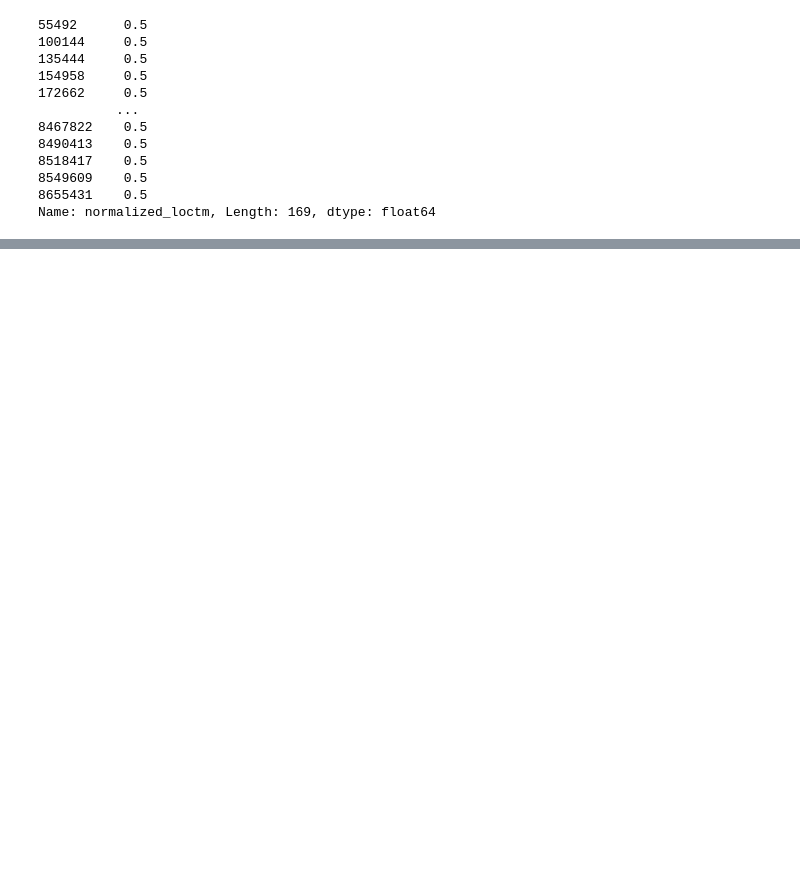
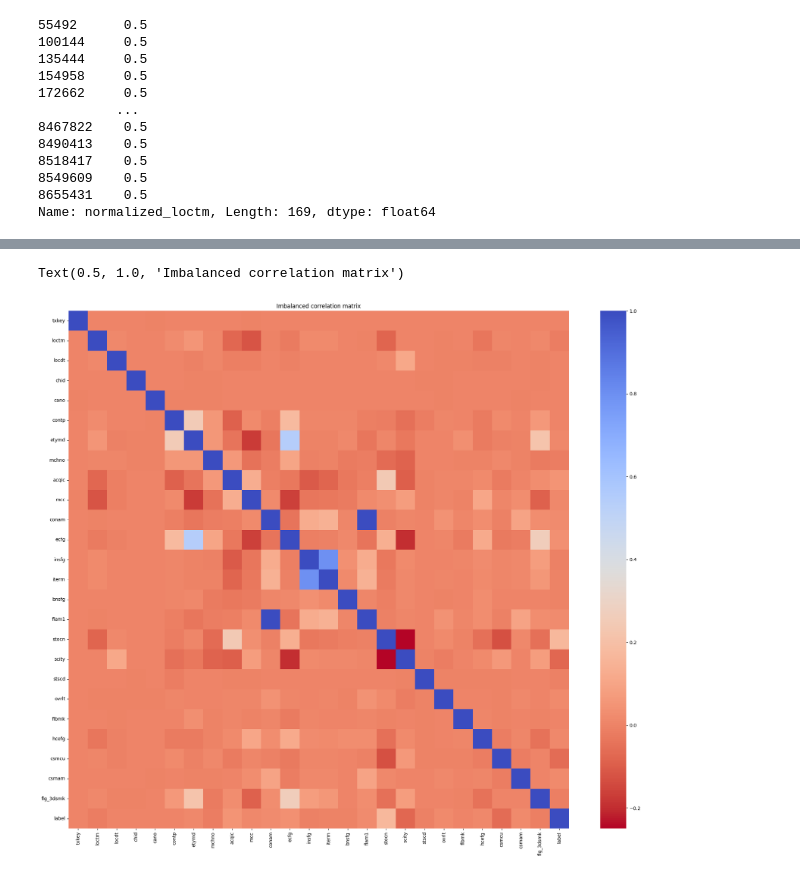
Before and after one commit to jackykang061233/ML, a Jupyter notebook: 信用卡冒用/baseline.ipynb, the cells around one changed output, grey strips where cells are left out. Saved outputs shown, nothing was run; the diff lists cells and outputs as text; code cells hidden in the pictures; blank space fills up the shorter version.

Commit message:
almost completed the baseline model following https://www.kaggle.com/code/janiobachmann/credit-fraud-dealing-with-imbalanced-datasets

```diff
--- a/信用卡冒用/baseline.ipynb
+++ b/信用卡冒用/baseline.ipynb
@@ -55,2 +51,5 @@ df[['locdt', 'normalized_loctm', 'time']].head()
-# %%
-df.drop(['locdt', 'normalized_loctm', 'loctm'], axis=1, inplace=True)
+# %%
+normalized_loctm = df['normalized_loctm']
+df.drop(['loctm', 'normalized_loctm'], axis=1, inplace=True)
+df.insert(1, 'loctm', normalized_loctm)
+df.head()
@@ -56,0 +66,7 @@ df.drop(['locdt', 'normalized_loctm', 'loctm'], axis=1, inplace=True)
+# %%
+cats = ['txkey', 'chid', 'cano', 'mchno', 'acqic']
+
+ord_encoder = OrdinalEncoder(handle_unknown='use_encoded_value', unknown_value=-1)
+encoded_data = ord_encoder.fit_transform(df[cats])
+
+df[cats] = encoded_data
@@ -56,0 +95,7 @@ df.drop(['locdt', 'normalized_loctm', 'loctm'], axis=1, inplace=True)
+# %%
+na = ['etymd', 'mcc', 'stocn', 'scity', 'stscd', 'hcefg', 'csmcu']
+
+simple_imputer = SimpleImputer(strategy="most_frequent")
+imputed_data = simple_imputer.fit_transform(df[na])
+
+df[na] = imputed_data
@@ -56,0 +154,8 @@ df.drop(['locdt', 'normalized_loctm', 'loctm'], axis=1, inplace=True)
+# %%
+plt.figure(figsize=(24, 20))
+corr = df.corr(numeric_only=True)
+sns.heatmap(corr, cmap='coolwarm_r', annot_kws={'size':20})
+plt.title('Imbalanced correlation matrix')
+# %% [output]
+Text(0.5, 1.0, 'Imbalanced correlation matrix')
+[figure, added]
```
Also changed, not shown: parts of 35 cells of this notebook.
